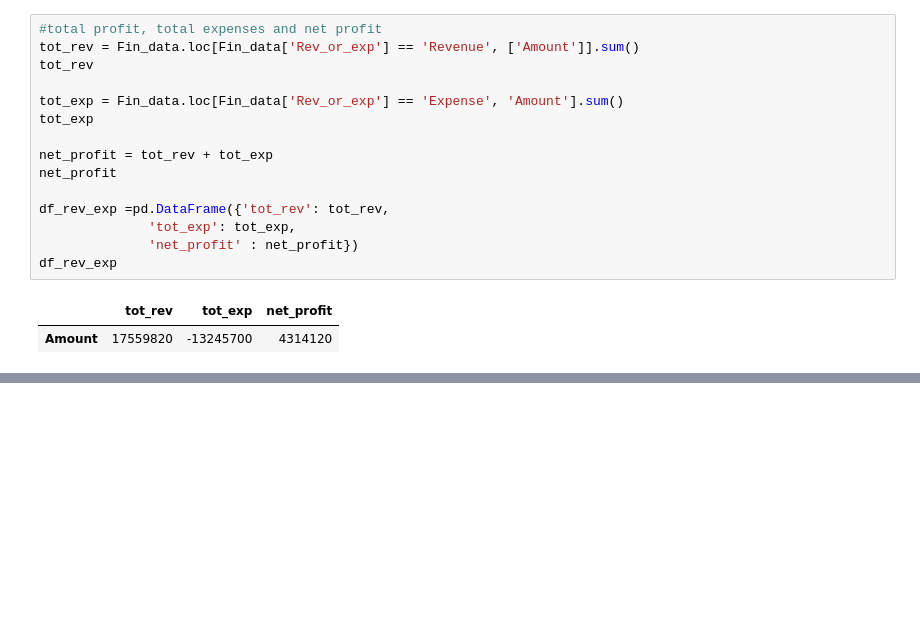
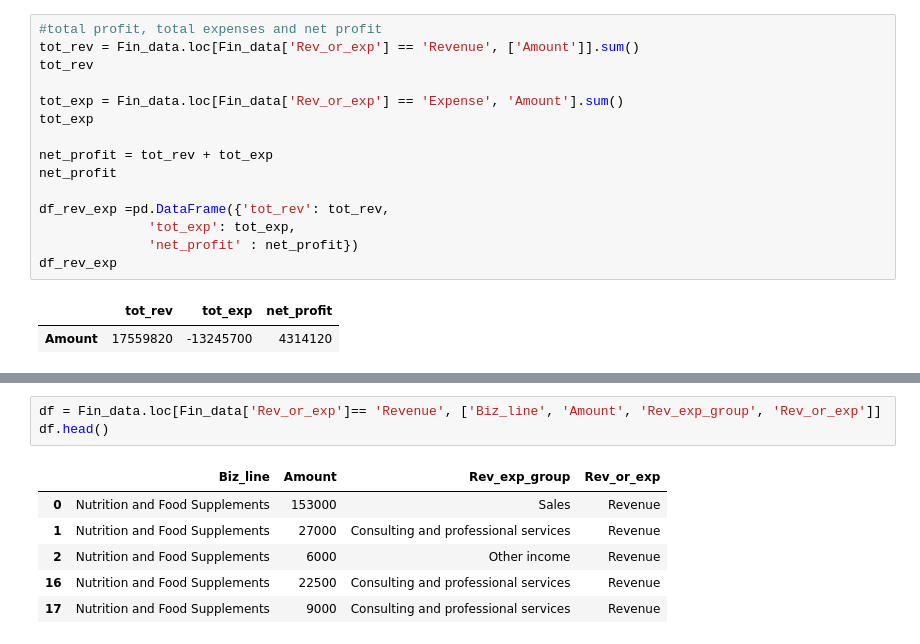
Before and after one commit to djibril968/Python_projects, a Jupyter notebook: Onyx_Financial_Analysis.ipynb, the cells around one changed output, grey strips where cells are left out. Saved outputs shown, nothing was run; the diff lists cells and outputs as text; blank space fills up the shorter version.

```diff
--- a/Onyx_Financial_Analysis.ipynb
+++ b/Onyx_Financial_Analysis.ipynb
@@ -297,0 +314,10 @@ df_rev_exp
+# %%
+df = Fin_data.loc[Fin_data['Rev_or_exp']== 'Revenue', ['Biz_line', 'Amount', 'Rev_exp_group', 'Rev_or_exp']]
+df.head()
+# %% [output]
+|  | Biz_line | Amount | Rev_exp_group | Rev_or_exp |
+| 0 | Nutrition and Food Supplements | 153000 | Sales | Revenue |
+| 1 | Nutrition and Food Supplements | 27000 | Consulting and professional services | Revenue |
+| 2 | Nutrition and Food Supplements | 6000 | Other income | Revenue |
+| 16 | Nutrition and Food Supplements | 22500 | Consulting and professional services | Revenue |
+| 17 | Nutrition and Food Supplements | 9000 | Consulting and professional services | Revenue |
```
Also changed, not shown: parts of 10 cells of this notebook.
